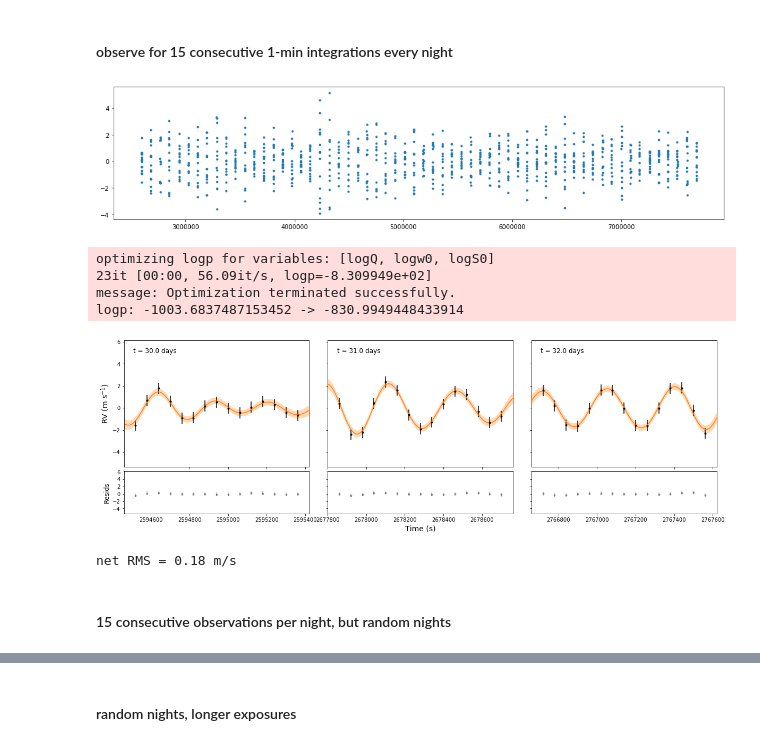
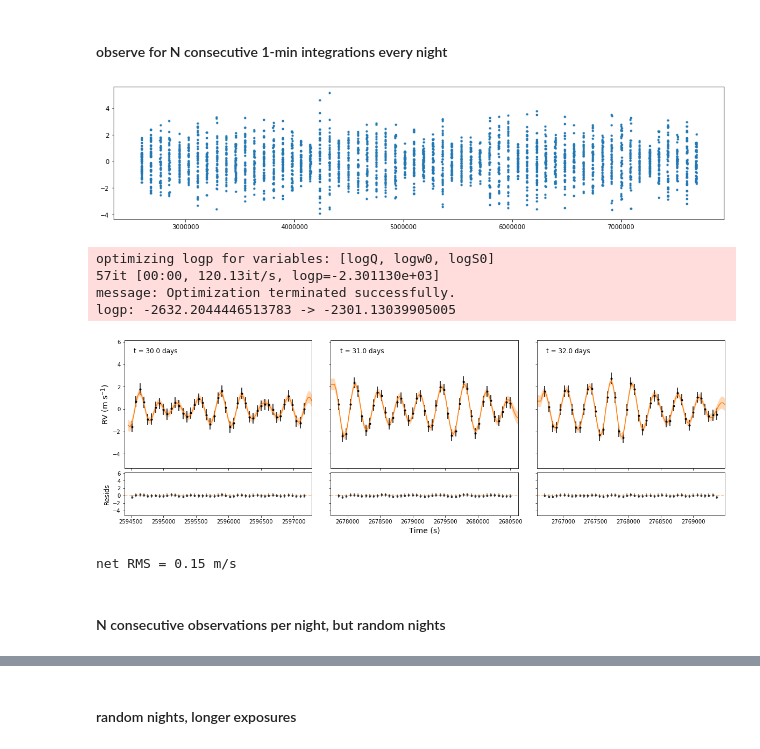
Before and after one commit to megbedell/pmodes, a Jupyter notebook: experiments/03-realistic-observing.ipynb, the cells around one changed output, grey strips where cells are left out. Saved outputs shown, nothing was run; the diff lists cells and outputs as text; code cells hidden in the pictures.

```diff
--- a/experiments/03-realistic-observing.ipynb
+++ b/experiments/03-realistic-observing.ipynb
@@ -17,23 +17,28 @@ d = np.genfromtxt(data_dir+'sim_oneyear.csv', names=True, dtype=None, delimiter=
 ts_all = np.copy(d['ts'])
 rvs_all = np.copy(d['rvs'])
 xs_all = np.copy(d['xs'])
+# %%
+time_per_night = 45. * 60. # seconds
+nights_per_year = 60
 # %% [markdown]
-#### observe for 15 consecutive 1-min integrations every night
+#### observe for N consecutive 1-min integrations every night
 # %%
-start_ts = np.arange(30,90) * 3600. * 24. # nightly for 60 consecutive nights
+start_ts = np.arange(30,30+nights_per_year) * 3600. * 24. # nightly on consecutive nights
 start_ts += np.random.randint(-60, 60, 60)*60. # random perturbation of up to an hour before/after - can only be whole minutes to avoid interpolation
 assert np.isin(start_ts, ts_all).all(), "Bad timestamp!"
 # %%
-t = np.ravel([np.arange(15) * 60. + tt for tt in start_ts])
+exp_time = 1. * 60. # seconds per exposure
+n_exp = int(time_per_night/exp_time)
+t = np.ravel([np.arange(n_exp) * 60. + tt for tt in start_ts])
 y = np.ravel([rvs_all[ts_all == tt] for tt in t])
 yerr = np.zeros_like(t) + 0.5
 # %%
 fig, ax = plt.subplots(1, 1, figsize=(18,4))
 ax.scatter(t, y, s=8);
 # %% [output]
-[figure, old version]
+[figure, new version]
 # %%
-t_grid = np.ravel([np.linspace(t - 60, t + 900, 100) for t in start_ts]) # fine grid around the observed times
+t_grid = np.ravel([np.linspace(t - 120, t + time_per_night + 60, 100) for t in start_ts]) # fine grid around the observed times
 # %%
 with pm.Model() as model:
 
@@ -55,17 +60,17 @@ with model:
     y_pred = xo.eval_in_model(gp.predict(t), map_soln)
 # %% [output]
 optimizing logp for variables: [logQ, logw0, logS0]
-23it [00:00, 56.09it/s, logp=-8.309949e+02]
+57it [00:00, 120.13it/s, logp=-2.301130e+03]
 message: Optimization terminated successfully.
-logp: -1003.6837487153452 -> -830.9949448433914
+logp: -2632.2044446513783 -> -2301.13039905005
 # %%
-fig = utils.plot_nights(t, y, yerr, y_pred, start_ts, t_grid, mu, sd)
+fig = utils.plot_nights(t, y, yerr, y_pred, start_ts, t_grid, mu, sd, time_per_night=time_per_night)
 # %% [output]
-[figure, old version]
+[figure, new version]
 # %%
 print("net RMS = {0:.2f} m/s".format(np.sqrt(np.sum((y - y_pred)**2/len(y)))))
 # %% [output]
-net RMS = 0.18 m/s
+net RMS = 0.15 m/s
 # %% [markdown]
-#### 15 consecutive observations per night, but random nights
+#### N consecutive observations per night, but random nights
 # %%
```
Also changed, not shown: parts of 11 cells of this notebook, 1 other file.
